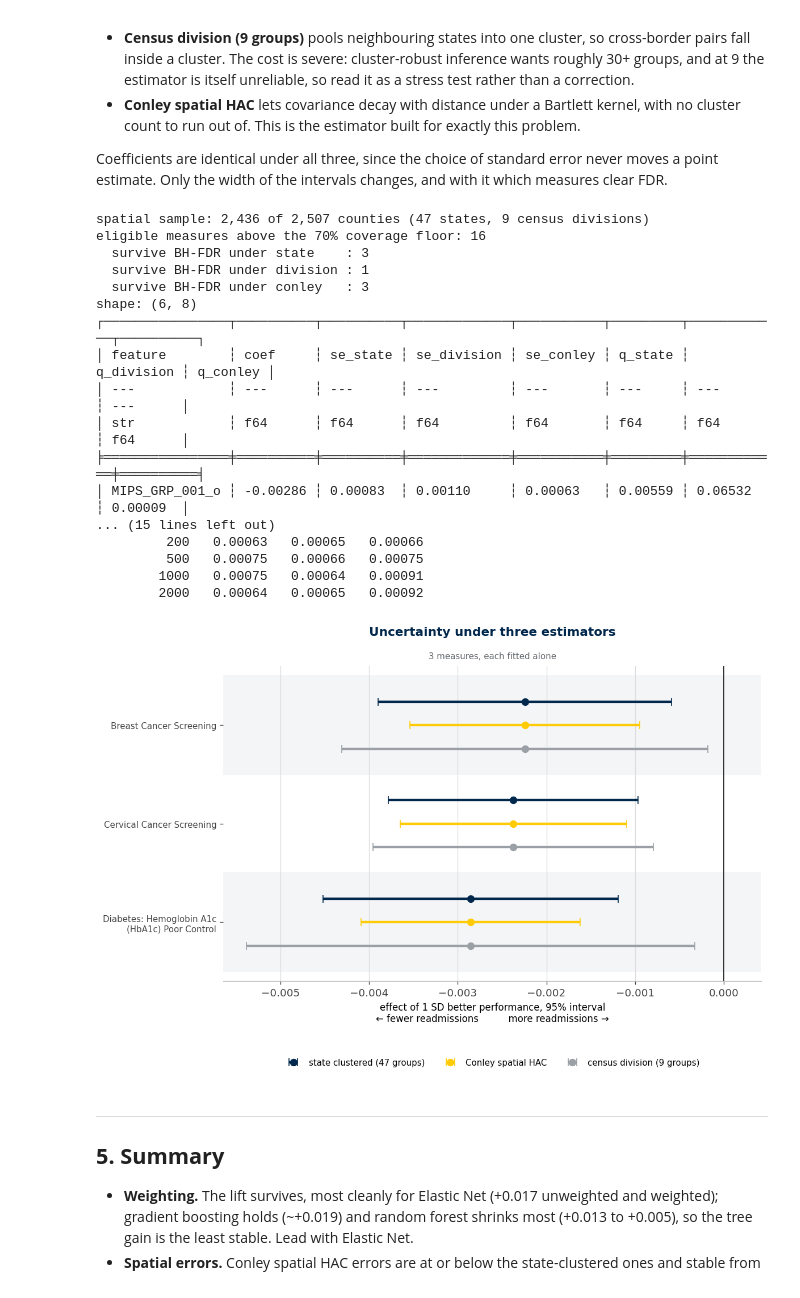
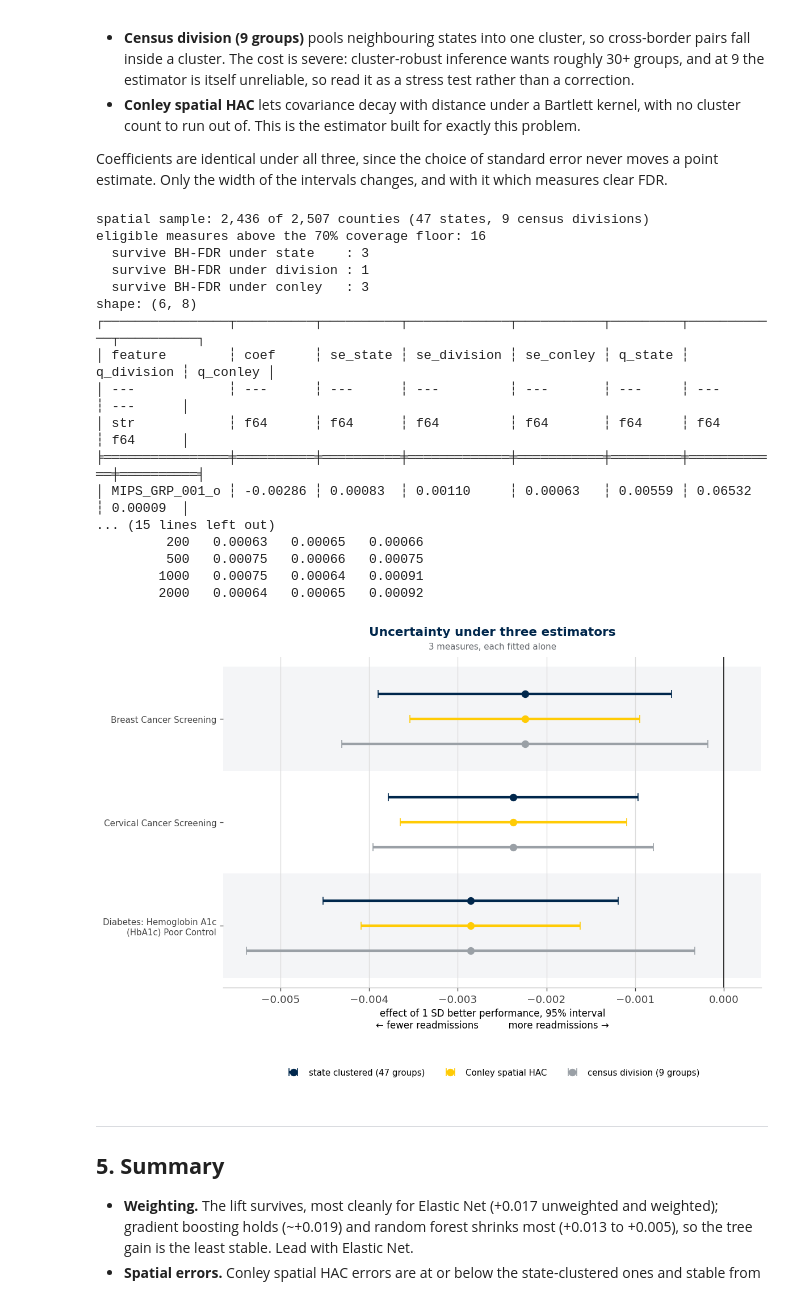
Before and after one commit to memckay/mads-capstone, a Jupyter notebook: notebooks/05_supervised_learning_extensions.ipynb, the cells around one changed output. Cells and saved outputs as stored; diff of their text form; code cells hidden in the pictures.

```diff
--- a/notebooks/05_supervised_learning_extensions.ipynb
+++ b/notebooks/05_supervised_learning_extensions.ipynb
@@ -475,38 +475,39 @@ ax.set_xlabel("effect of 1 SD better performance, 95% interval\n"
               "\u2190 fewer readmissions          more readmissions \u2192", fontsize=10)
 ax.set_title(f"{shown.height} measures, each fitted alone",
              fontsize=9, fontweight="normal", color=SUBTLE, pad=8)
 ax.legend(loc="upper center", bbox_to_anchor=(0.5, -0.22), ncol=3, fontsize=9, frameon=False)
 for side in ("top", "right", "left"):
     ax.spines[side].set_visible(False)
 ax.grid(axis="x", color="#dddddd", linewidth=0.8, zorder=1)
 ax.set_axisbelow(True)
-# Title and subtitle both anchored to the axes, so the gap between them is fixed
-# and does not drift when savefig crops the outer whitespace.
-ax.text(0.5, 1.09, "Uncertainty under three estimators", transform=ax.transAxes,
-        ha="center", va="bottom", fontsize=13, fontweight="bold", color=BLUE)
+# Title offset from the axes in points, so the gap to the subtitle is the same
+# on every figure regardless of its height.
+ax.annotate("Uncertainty under three estimators", xy=(0.5, 1.0), xycoords="axes fraction",
+            xytext=(0, 20), textcoords="offset points",
+            ha="center", va="bottom", fontsize=13, fontweight="bold", color=BLUE)
 fig.tight_layout(rect=[0, 0.02, 1, 1])
 fig.savefig(FIGURES / "sl_spatial_forest.png")
 fig.savefig(FIGURES / "sl_spatial_forest.svg", metadata={"Date": None})
 plt.show()
 # %% [output]
 spatial sample: 2,436 of 2,507 counties (47 states, 9 census divisions)
 eligible measures above the 70% coverage floor: 16
   survive BH-FDR under state    : 3
   survive BH-FDR under division : 1
   survive BH-FDR under conley   : 3
 shape: (6, 8)
 ┌────────────────┬──────────┬──────────┬─────────────┬───────────┬─────────┬────────────┬──────────┐
 │ feature        ┆ coef     ┆ se_state ┆ se_division ┆ se_conley ┆ q_state ┆ q_division ┆ q_conley │
 │ ---            ┆ ---      ┆ ---      ┆ ---         ┆ ---       ┆ ---     ┆ ---        ┆ ---      │
 │ str            ┆ f64      ┆ f64      ┆ f64         ┆ f64       ┆ f64     ┆ f64        ┆ f64      │
 ╞════════════════╪══════════╪══════════╪═════════════╪═══════════╪═════════╪════════════╪══════════╡
 │ MIPS_GRP_001_o ┆ -0.00286 ┆ 0.00083  ┆ 0.00110     ┆ 0.00063   ┆ 0.00559 ┆ 0.06532    ┆ 0.00009  │
 ... (15 lines left out)
          200   0.00063   0.00065   0.00066
          500   0.00075   0.00066   0.00075
         1000   0.00075   0.00064   0.00091
         2000   0.00064   0.00065   0.00092
-[figure, old version]
+[figure, new version]
 # %% [markdown]
 ---
 <a id="se5"></a>
```
Also changed, not shown: 10 other files.
